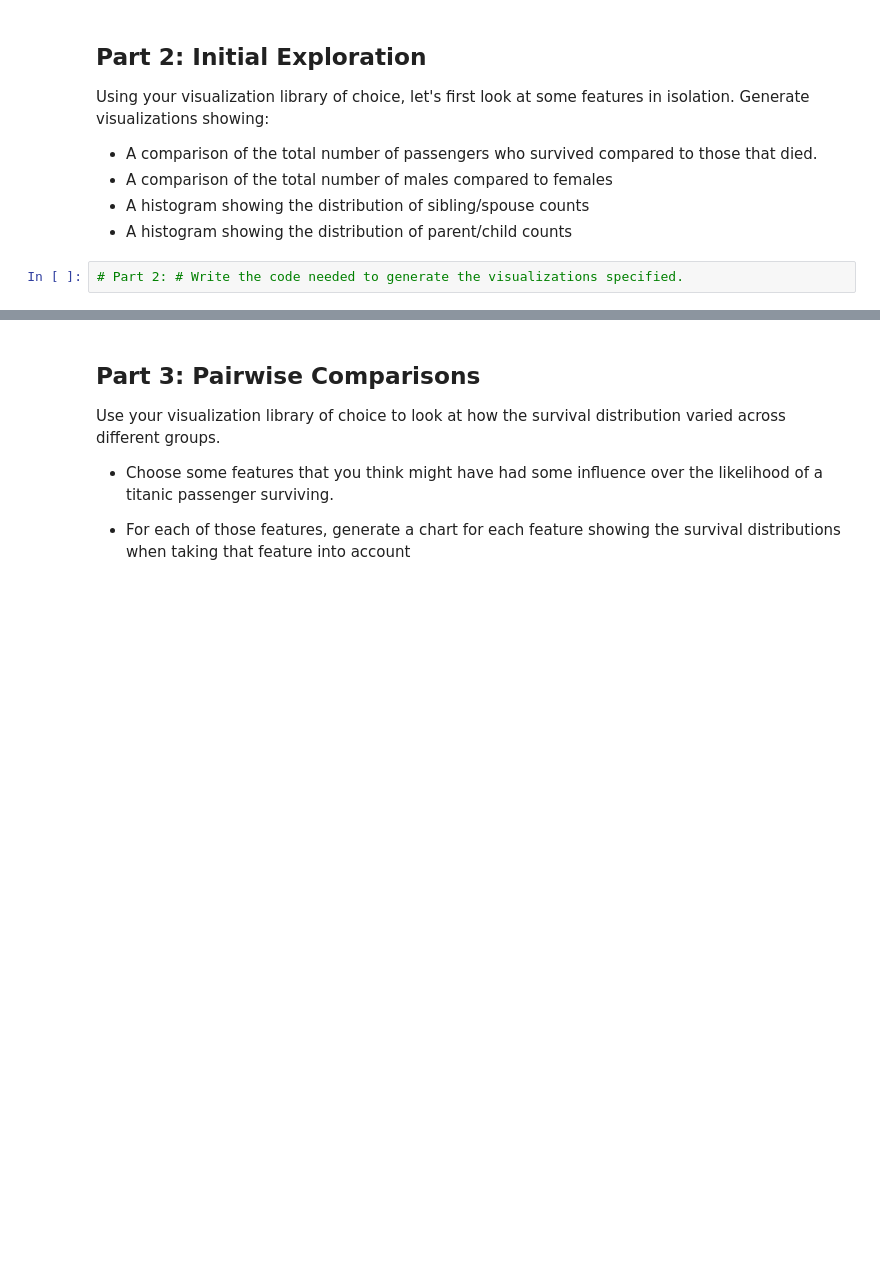
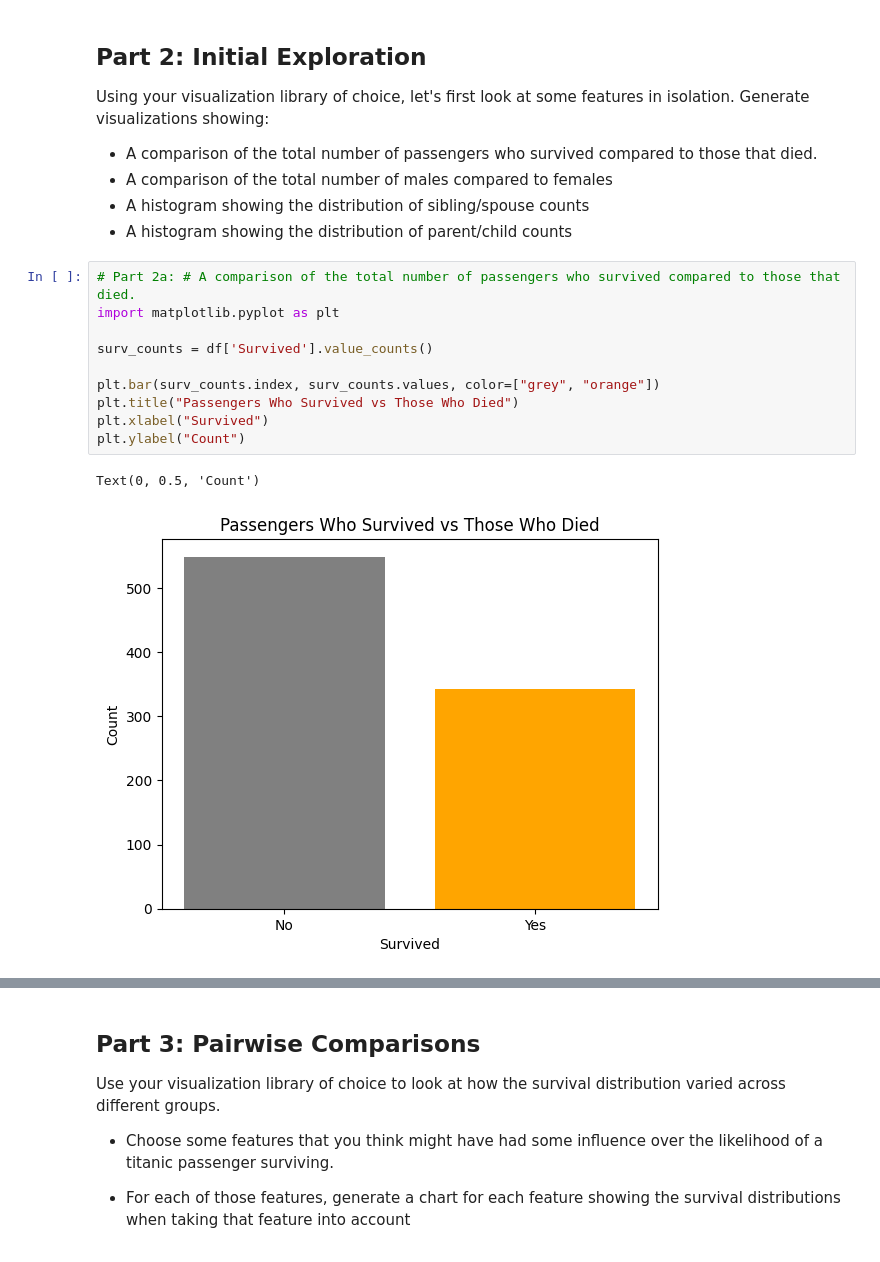
Before and after one commit to hhale1113/cse_450_fa25, a Jupyter notebook: 2_Week/25_09_21_M1_DataExploration3.ipynb, the cells around one changed output, grey strips where cells are left out. Saved outputs shown, nothing was run; the diff lists cells and outputs as text; blank space fills up the shorter version.

```diff
--- a/2_Week/25_09_21_M1_DataExploration3.ipynb
+++ b/2_Week/25_09_21_M1_DataExploration3.ipynb
@@ -72,5 +72,16 @@ Using your visualization library of choice, let's first look at some features in
 - A comparison of the total number of males compared to females
 - A histogram showing the distribution of sibling/spouse counts
 - A histogram showing the distribution of parent/child counts
-# %%
-# Part 2: # Write the code needed to generate the visualizations specified.
+# %%
+# Part 2a: # A comparison of the total number of passengers who survived compared to those that died.
+import matplotlib.pyplot as plt
+
+surv_counts = df['Survived'].value_counts()
+
+plt.bar(surv_counts.index, surv_counts.values, color=["grey", "orange"])
+plt.title("Passengers Who Survived vs Those Who Died")
+plt.xlabel("Survived")
+plt.ylabel("Count")
+# %% [output]
+Text(0, 0.5, 'Count')
+[figure, added]
```
Also changed, not shown: parts of 17 cells of this notebook, 1 other file.
